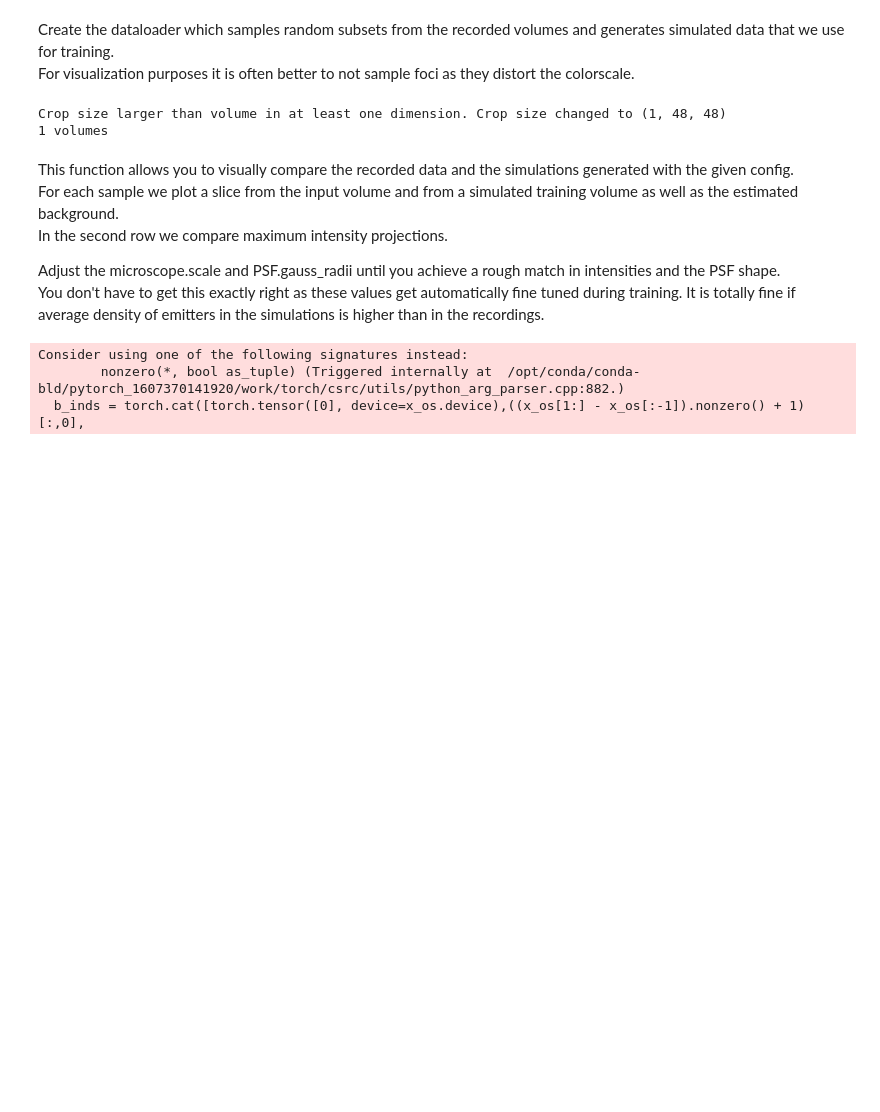
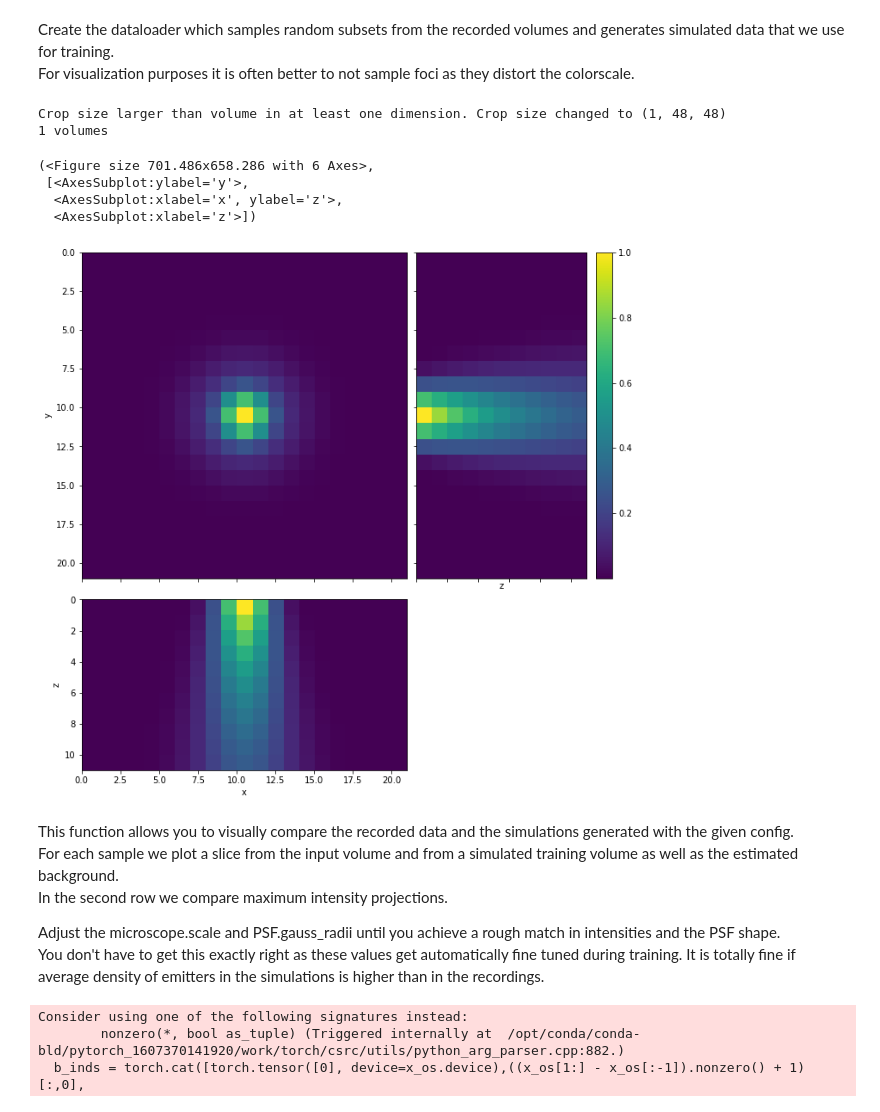
Before and after one commit to TuragaLab/decode_fish, a Jupyter notebook: exp_nbs/MERFISH_starfish.ipynb, the cells around one changed output. Saved outputs shown, nothing was run; the diff lists cells and outputs as text; code cells hidden in the pictures; blank space fills up the shorter version.

```diff
--- a/exp_nbs/MERFISH_starfish.ipynb
+++ b/exp_nbs/MERFISH_starfish.ipynb
@@ -205,6 +211,14 @@ cfg.foci.n_foci_avg = n_foci
 # %% [output]
 Crop size larger than volume in at least one dimension. Crop size changed to (1, 48, 48)
 1 volumes
+# %%
+plot_3d_projections(torch.tensor(psf.psf_volume)[0])
+# %% [output]
+(<Figure size 701.486x658.286 with 6 Axes>,
+ [<AxesSubplot:ylabel='y'>,
+  <AxesSubplot:xlabel='x', ylabel='z'>,
+  <AxesSubplot:xlabel='z'>])
+[figure, added]
 # %% [markdown]
 This function allows you to visually compare the recorded data and the simulations generated with the given config.
 For each sample we plot a slice from the input volume and from a simulated training volume as well as the estimated background.
```
Also changed, not shown: parts of 33 cells of this notebook, 21 other files.
